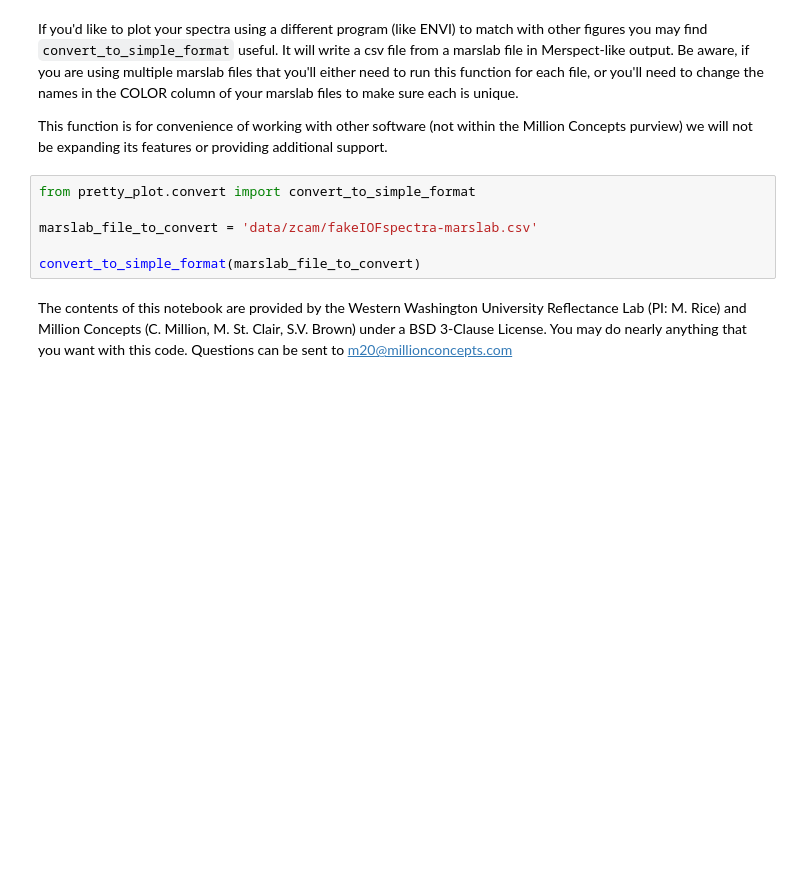
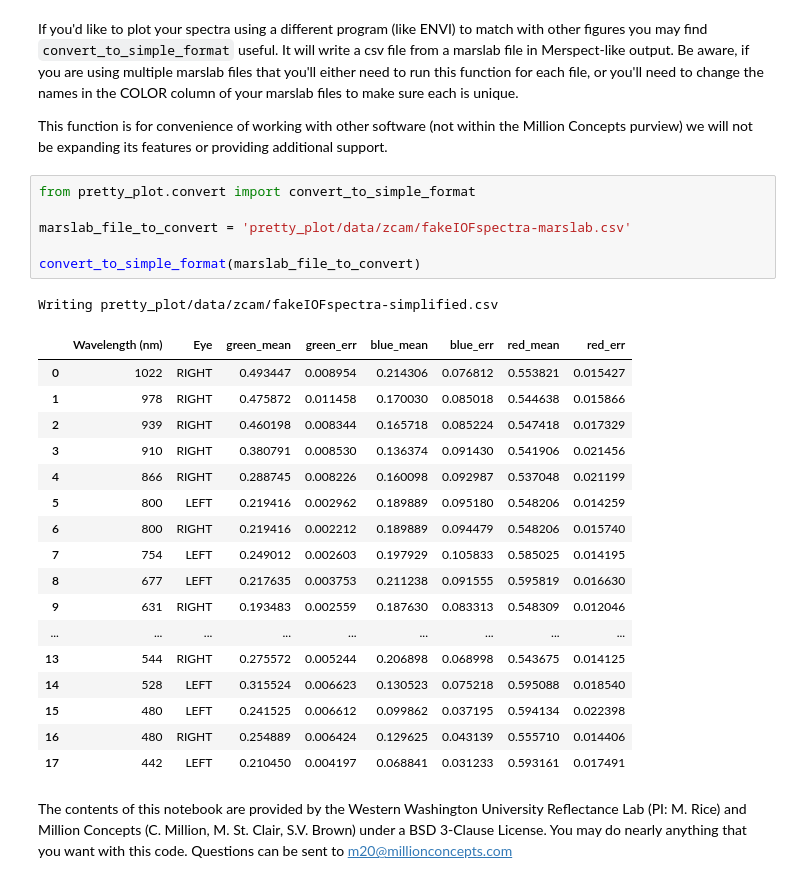
Before and after one commit to MillionConcepts/pretty-plot, a Jupyter notebook: Pretty Plot.ipynb, the cells around one changed output. Saved outputs shown, nothing was run; the diff lists cells and outputs as text; blank space fills up the shorter version.

```diff
--- a/Pretty Plot.ipynb
+++ b/Pretty Plot.ipynb
@@ -70,8 +70,27 @@ This function is for convenience of working with other software (not within the
 # %%
 from pretty_plot.convert import convert_to_simple_format
 
-marslab_file_to_convert = 'data/zcam/fakeIOFspectra-marslab.csv'
+marslab_file_to_convert = 'pretty_plot/data/zcam/fakeIOFspectra-marslab.csv'
 
 convert_to_simple_format(marslab_file_to_convert)
+# %% [output]
+Writing pretty_plot/data/zcam/fakeIOFspectra-simplified.csv
+|  | Wavelength (nm) | Eye | green_mean | green_err | blue_mean | blue_err | red_mean | red_err |
+| 0 | 1022 | RIGHT | 0.493447 | 0.008954 | 0.214306 | 0.076812 | 0.553821 | 0.015427 |
+| 1 | 978 | RIGHT | 0.475872 | 0.011458 | 0.170030 | 0.085018 | 0.544638 | 0.015866 |
+| 2 | 939 | RIGHT | 0.460198 | 0.008344 | 0.165718 | 0.085224 | 0.547418 | 0.017329 |
+| 3 | 910 | RIGHT | 0.380791 | 0.008530 | 0.136374 | 0.091430 | 0.541906 | 0.021456 |
+| 4 | 866 | RIGHT | 0.288745 | 0.008226 | 0.160098 | 0.092987 | 0.537048 | 0.021199 |
+| 5 | 800 | LEFT | 0.219416 | 0.002962 | 0.189889 | 0.095180 | 0.548206 | 0.014259 |
+| 6 | 800 | RIGHT | 0.219416 | 0.002212 | 0.189889 | 0.094479 | 0.548206 | 0.015740 |
+| 7 | 754 | LEFT | 0.249012 | 0.002603 | 0.197929 | 0.105833 | 0.585025 | 0.014195 |
+| 8 | 677 | LEFT | 0.217635 | 0.003753 | 0.211238 | 0.091555 | 0.595819 | 0.016630 |
+| 9 | 631 | RIGHT | 0.193483 | 0.002559 | 0.187630 | 0.083313 | 0.548309 | 0.012046 |
+| ... | ... | ... | ... | ... | ... | ... | ... | ... |
+| 13 | 544 | RIGHT | 0.275572 | 0.005244 | 0.206898 | 0.068998 | 0.543675 | 0.014125 |
+| 14 | 528 | LEFT | 0.315524 | 0.006623 | 0.130523 | 0.075218 | 0.595088 | 0.018540 |
+| 15 | 480 | LEFT | 0.241525 | 0.006612 | 0.099862 | 0.037195 | 0.594134 | 0.022398 |
+| 16 | 480 | RIGHT | 0.254889 | 0.006424 | 0.129625 | 0.043139 | 0.555710 | 0.014406 |
+| 17 | 442 | LEFT | 0.210450 | 0.004197 | 0.068841 | 0.031233 | 0.593161 | 0.017491 |
 # %% [markdown]
 The contents of this notebook are provided by the Western Washington University Reflectance Lab (PI: M. Rice) and Million Concepts (C. Million, M. St. Clair, S.V. Brown) under a BSD 3-Clause License. You may do nearly anything that you want with this code. Questions can be sent to m20@millionconcepts.com
```
Also changed, not shown: 1 other file.
